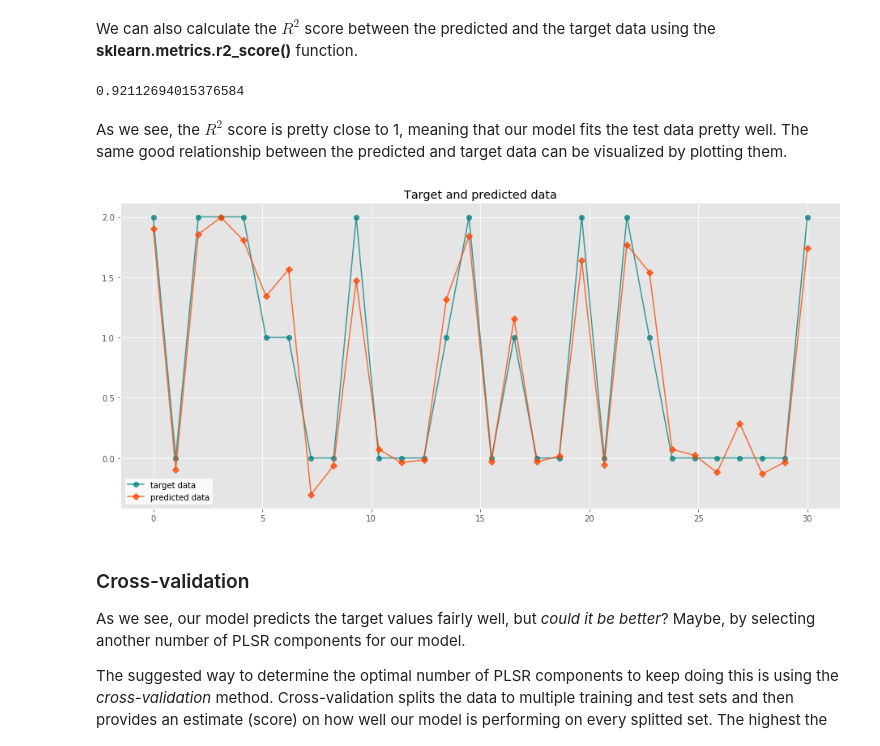
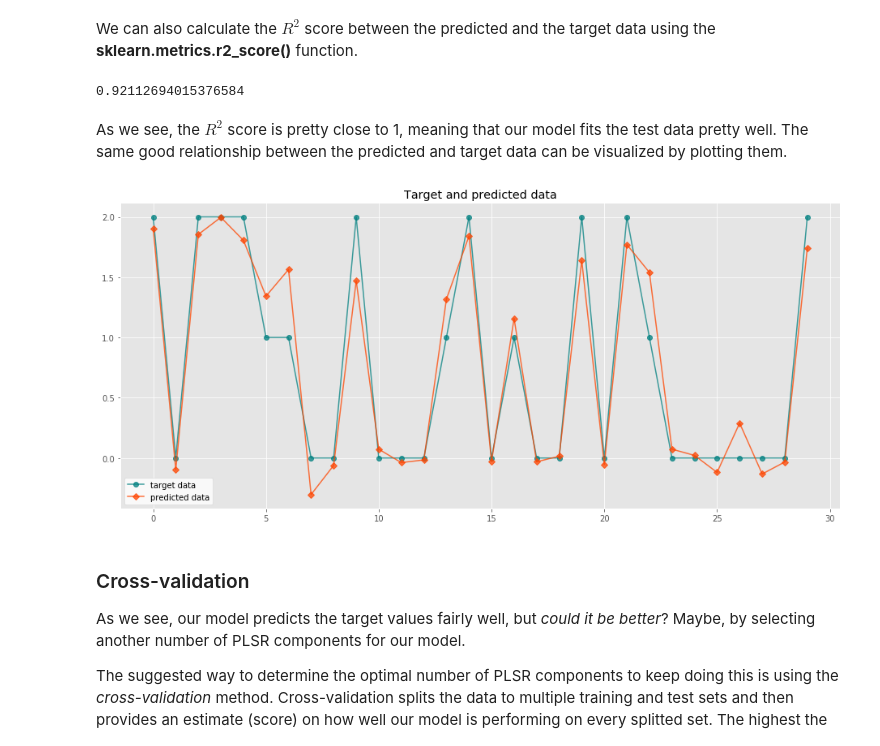
Before and after one commit to lepa22/jupyter-notebooks, a Jupyter notebook: pls-iris.ipynb, the cells around one changed output. Cells and saved outputs as stored; diff of their text form; code cells hidden in the pictures.

```diff
--- a/pls-iris.ipynb
+++ b/pls-iris.ipynb
@@ -202,10 +206,11 @@ y_pred = pls2.predict(x_test)
 We can also calculate the $R^{2}$ score between the predicted and the target data using the **sklearn.metrics.r2_score()** function.
 # %%
 from sklearn.metrics import r2_score
-# %%
-r2_score(y_pred, y_test)
-# %% [output]
-0.92112694015376584
+# %%
+#  print r-square score of the model
+r2_score(y_pred, y_test)
+# %% [output]
+0.92112694015376584
 # %% [markdown]
 As we see, the $R^{2}$ score is pretty close to 1, meaning that our model fits the test data pretty well. The same good relationship between the predicted and target data can be visualized by plotting them.
 # %%
@@ -215,19 +220,21 @@ plt.style.use('ggplot')
 # %%
-fig = plt.figure(figsize=(13, 6))
+fig = plt.figure(figsize=(13, 6))  # set figure and its size
 
-x = np.linspace(0, y_test.shape[0], y_test.shape[0])
+x = [i for i in range(len(y_test))]  # x-axis values
 
-plt.title('Target and predicted data')
+plt.title('Target and predicted data')  # plot title
 
+# target data plot
 plt.plot(x, y_test, '-o', color='teal', label='target data', alpha=0.75)
-plt.plot(x, y_pred, '-D', color='orangered',
-         label='predicted data', alpha=0.75)
+# predicted data plot
+plt.plot(x, y_pred, '-D', color='orangered', label='predicted data',
+         alpha=0.75)
 
-plt.legend(facecolor='white')
-plt.tight_layout()
-plt.show()
+plt.legend(facecolor='white')  # plot legend
+plt.tight_layout()  # set tight layout
+plt.show()  # show plot
 # %% [output]
-[figure, old version]
+[figure, new version]
 # %% [markdown]
 ### Cross-validation
 
```
Also changed, not shown: parts of 44 cells of this notebook.
